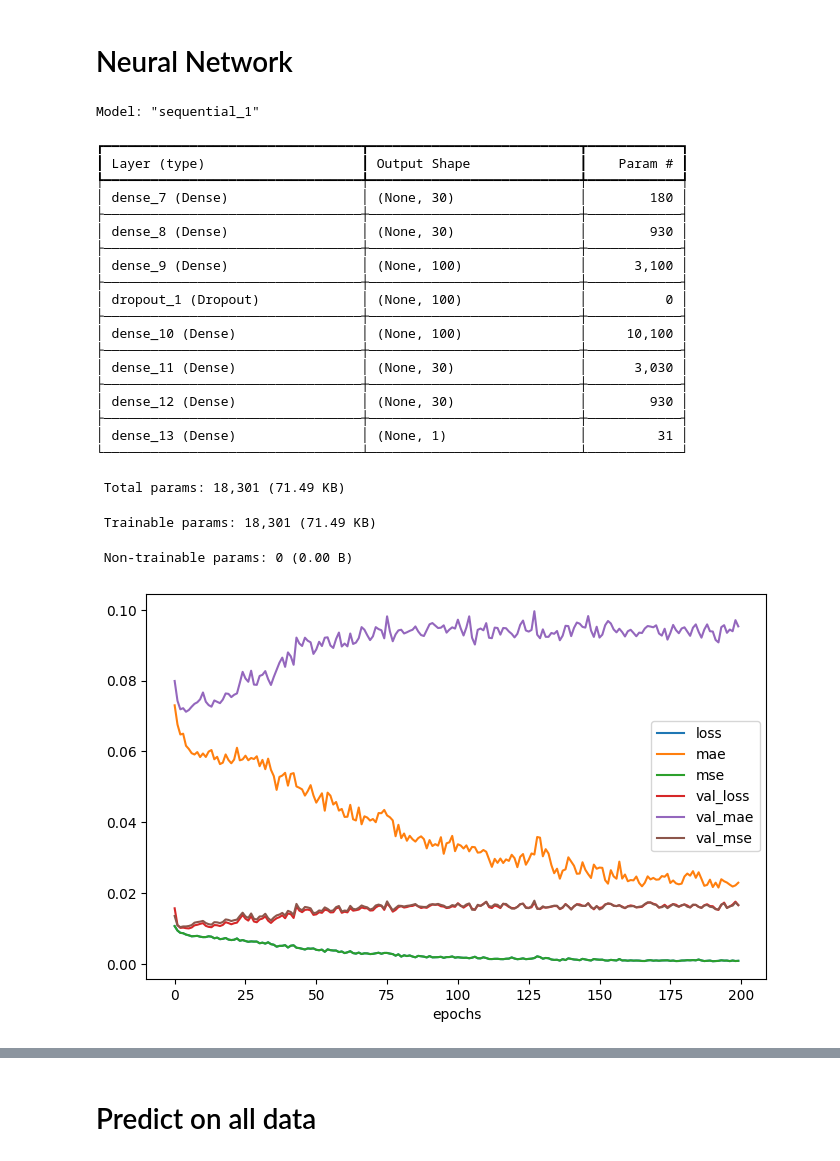
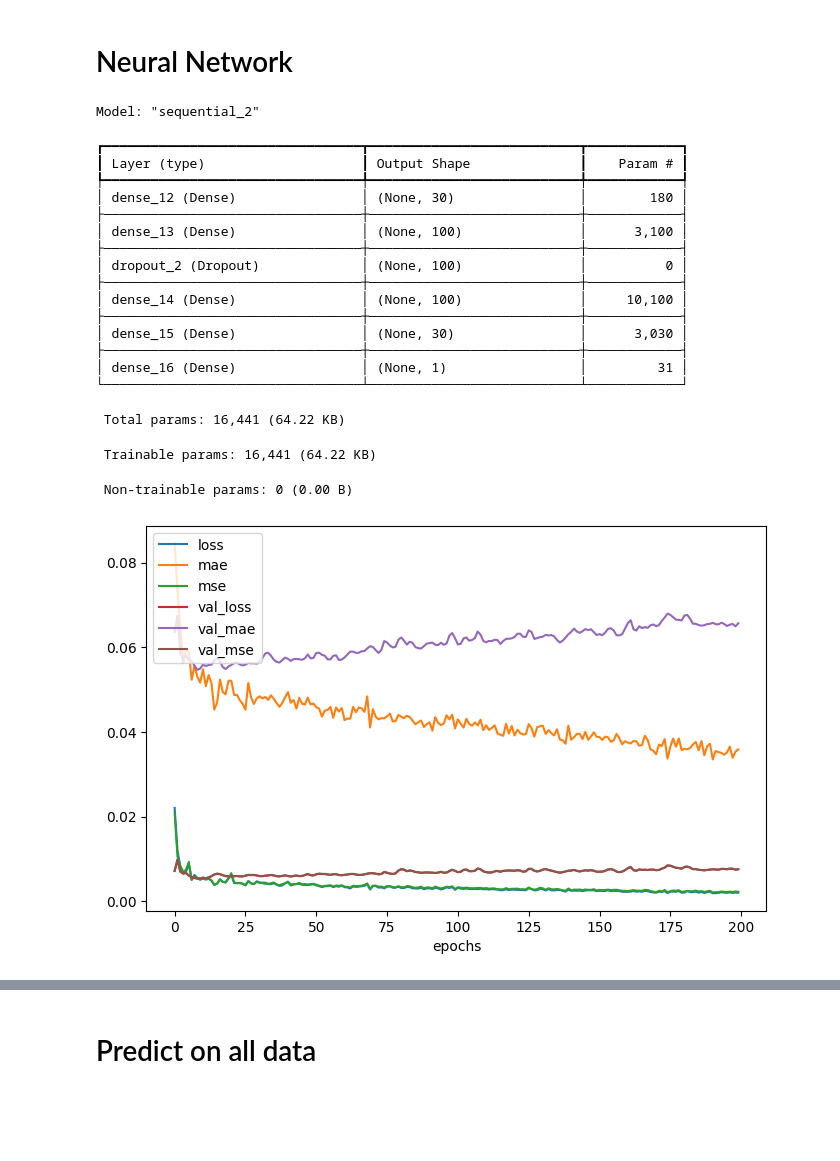
Before and after one commit to stevenalfonso/radial-velocity, a Jupyter notebook: regression_radial_velocity.ipynb, the cells around one changed output, grey strips where cells are left out. Drawn from its saved outputs; the diff is of its cells as text; code cells hidden in the pictures; blank space fills up the shorter version.

```diff
--- a/regression_radial_velocity.ipynb
+++ b/regression_radial_velocity.ipynb
@@ -22,10 +24,13 @@ import statsmodels.api as sm
 # %%
 #cluster_candidates = pd.read_csv('/Users/steven/Documents/CPoint/data/pleiades_candidates.csv')
 cluster_candidates = pd.read_csv('../PleiadesTidalTails/data/clean.csv')
+
 scaler_astrometry = StandardScaler()
 scaler_rv = StandardScaler()
 
-cluster_candidates[['ra','dec','pmra','pmdec','parallax']] = scaler_astrometry.fit_transform(cluster_candidates[['ra','dec','pmra','pmdec','parallax']])
+#cluster_candidates[['ra','dec','pmra','pmdec','parallax']] = scaler_astrometry.fit_transform(cluster_candidates[['ra','dec','pmra','pmdec','parallax']])
+cluster_candidates[['l','b','pmra','pmdec','parallax']] = scaler_astrometry.fit_transform(cluster_candidates[['l','b','pmra','pmdec','parallax']])
+#cluster_candidates[['radial_velocity','radial_velocity_error']] = scaler_rv.fit_transform(cluster_candidates[['radial_velocity','radial_velocity_error']])
 cluster_candidates[['radial_velocity']] = scaler_rv.fit_transform(cluster_candidates[['radial_velocity']])
 
 del cluster_candidates['Unnamed: 0']
@@ -39,9 +44,9 @@ del cluster_candidates['Unnamed: 0']
 print(len(cluster_candidates))
 
 cluster_candidates_rv = cluster_candidates[~cluster_candidates['radial_velocity'].isna()]
-cluster_candidates_rv = cluster_candidates_rv[~cluster_candidates_rv['radial_velocity_error'].isna()]
+#cluster_candidates_rv = cluster_candidates_rv[~cluster_candidates_rv['radial_velocity_error'].isna()]
 print(len(cluster_candidates_rv))
-cluster_candidates_rv = cluster_candidates_rv[(np.abs(cluster_candidates_rv['radial_velocity']) <= 0.3*np.std(cluster_candidates_rv['radial_velocity']))]
+cluster_candidates_rv = cluster_candidates_rv[(np.abs(cluster_candidates_rv['radial_velocity']) <= 0.2*np.std(cluster_candidates_rv['radial_velocity']))]
 cluster_candidates_rv.info()
 # %% [output]
 1502
@@ -94,9 +99,9 @@ len(cluster_candidates), len(cluster_candidates_rv)
 #y_train = np.vstack([y_train, weights_train]).T
 #y_val = np.vstack([y_val, weights_val]).T
 # %%
-x_data = np.array(cluster_candidates_rv[['ra','dec','pmra','pmdec','parallax']])
+#x_data = np.array(cluster_candidates_rv[['ra','dec','pmra','pmdec','parallax']])
 #x_data = np.array(cluster_candidates_rv[['ra','dec','pmra','pmdec']])
-#x_data = np.array(cluster_candidates_rv[['l','b','pmra','pmdec','parallax']])
+x_data = np.array(cluster_candidates_rv[['l','b','pmra','pmdec','parallax']])
 
 #y_data = np.array(cluster_candidates_rv[['radial_velocity','radial_velocity_error']])
 y_data = np.array(cluster_candidates_rv[['radial_velocity']])
@@ -257,11 +258,11 @@ alpha_relu = 0.01
 model = Sequential([
     Input(shape=(x_train.shape[1],)),
     Dense(30, activation=partial(tensorflow.nn.leaky_relu, alpha=alpha_relu)),
-    Dense(30, activation=partial(tensorflow.nn.leaky_relu, alpha=alpha_relu)),
+    #Dense(30, activation=partial(tensorflow.nn.leaky_relu, alpha=alpha_relu)),
     Dense(100, activation=partial(tensorflow.nn.leaky_relu, alpha=alpha_relu)),
     Dropout(0.3),
     Dense(100, activation=partial(tensorflow.nn.leaky_relu, alpha=alpha_relu)),
-    Dense(30, activation=partial(tensorflow.nn.leaky_relu, alpha=alpha_relu)),
+    #Dense(30, activation=partial(tensorflow.nn.leaky_relu, alpha=alpha_relu)),
     Dense(30, activation=partial(tensorflow.nn.leaky_relu, alpha=alpha_relu)),
     Dense(1, activation='linear')
 ])
@@ -291,28 +292,24 @@ model = Sequential([
 
 model.summary()
 # %% [output]
-Model: "sequential_1"
+Model: "sequential_2"
 ┏━━━━━━━━━━━━━━━━━━━━━━━━━━━━━━━━━┳━━━━━━━━━━━━━━━━━━━━━━━━━━━┳━━━━━━━━━━━━┓
 ┃ Layer (type)                    ┃ Output Shape              ┃    Param # ┃
 ┡━━━━━━━━━━━━━━━━━━━━━━━━━━━━━━━━━╇━━━━━━━━━━━━━━━━━━━━━━━━━━━╇━━━━━━━━━━━━┩
-│ dense_7 (Dense)                 │ (None, 30)                │        180 │
+│ dense_12 (Dense)                │ (None, 30)                │        180 │
 ├─────────────────────────────────┼───────────────────────────┼────────────┤
-│ dense_8 (Dense)                 │ (None, 30)                │        930 │
+│ dense_13 (Dense)                │ (None, 100)               │      3,100 │
 ├─────────────────────────────────┼───────────────────────────┼────────────┤
-│ dense_9 (Dense)                 │ (None, 100)               │      3,100 │
+│ dropout_2 (Dropout)             │ (None, 100)               │          0 │
 ├─────────────────────────────────┼───────────────────────────┼────────────┤
-│ dropout_1 (Dropout)             │ (None, 100)               │          0 │
+│ dense_14 (Dense)                │ (None, 100)               │     10,100 │
 ├─────────────────────────────────┼───────────────────────────┼────────────┤
-│ dense_10 (Dense)                │ (None, 100)               │     10,100 │
+│ dense_15 (Dense)                │ (None, 30)                │      3,030 │
 ├─────────────────────────────────┼───────────────────────────┼────────────┤
-│ dense_11 (Dense)                │ (None, 30)                │      3,030 │
-├─────────────────────────────────┼───────────────────────────┼────────────┤
-│ dense_12 (Dense)                │ (None, 30)                │        930 │
-├─────────────────────────────────┼───────────────────────────┼────────────┤
-│ dense_13 (Dense)                │ (None, 1)                 │         31 │
+│ dense_16 (Dense)                │ (None, 1)                 │         31 │
 └─────────────────────────────────┴───────────────────────────┴────────────┘
- Total params: 18,301 (71.49 KB)
+ Total params: 16,441 (64.22 KB)
- Trainable params: 18,301 (71.49 KB)
+ Trainable params: 16,441 (64.22 KB)
  Non-trainable params: 0 (0.00 B)
 # %%
 # def LikelihoodLossFunction(y_true, y_pred):
@@ -340,19 +337,19 @@ def custom_loss(y_true, y_pred):
 # %%
 #metrics = ['mean_squared_error', tensorflow.keras.losses.MAE, tensorflow.keras.metrics.R2Score()]
 #model.compile(optimizer=tensorflow.keras.optimizers.Adam(), loss='mean_squared_error', metrics=['mae','mse'])
 #model.compile(optimizer=tensorflow.keras.optimizers.Adam(), loss=tensorflow.keras.losses.MeanSquaredError(), metrics=['mae','mse'])
 #model.compile(optimizer=tensorflow.keras.optimizers.Adam(), loss=custom_loss, metrics=['mse'])
-model.compile(optimizer=tensorflow.keras.optimizers.Adam(), loss=tensorflow.keras.losses.MeanSquaredError(), metrics=['mse','mae'])
+model.compile(optimizer=tensorflow.keras.optimizers.Adam(learning_rate=0.001), loss=tensorflow.keras.losses.MeanSquaredError(), metrics=['mse','mae'])
 #model.compile(optimizer=tensorflow.keras.optimizers.Adam(), loss=tensorflow.keras.losses.MeanSquaredLogarithmicError(), metrics=['mse','mae'])
 #model.compile(optimizer=tensorflow.keras.optimizers.Adam(), loss=tensorflow.keras.losses.MeanAbsolutePercentageError(), metrics=['mse','mae'])
 #model.compile(optimizer=tensorflow.keras.optimizers.Adam(), loss=tensorflow.keras.losses.MeanAbsoluteError(), metrics=['mse','mae'])
-history = model.fit(x_train, y_train, epochs=200, batch_size=30, validation_data=(x_test, y_test), verbose=0)
+history = model.fit(x_train, y_train, epochs=200, batch_size=50, validation_data=(x_test, y_test), verbose=0)
 
 pd.DataFrame(history.history).plot(figsize=(8,5))
 plt.xlabel('epochs')
 plt.show()
 # %% [output]
-[figure, old version]
+[figure, new version]
 # %%
 fig, axes = plt.subplots(1,2, figsize=(8,4))
 axes[0].scatter(y_train[:,0], model.predict(x_train).flatten(), s=5, label='%s stars'%len(y_train[:,0]))
```
Also changed, not shown: parts of 12 cells of this notebook.
